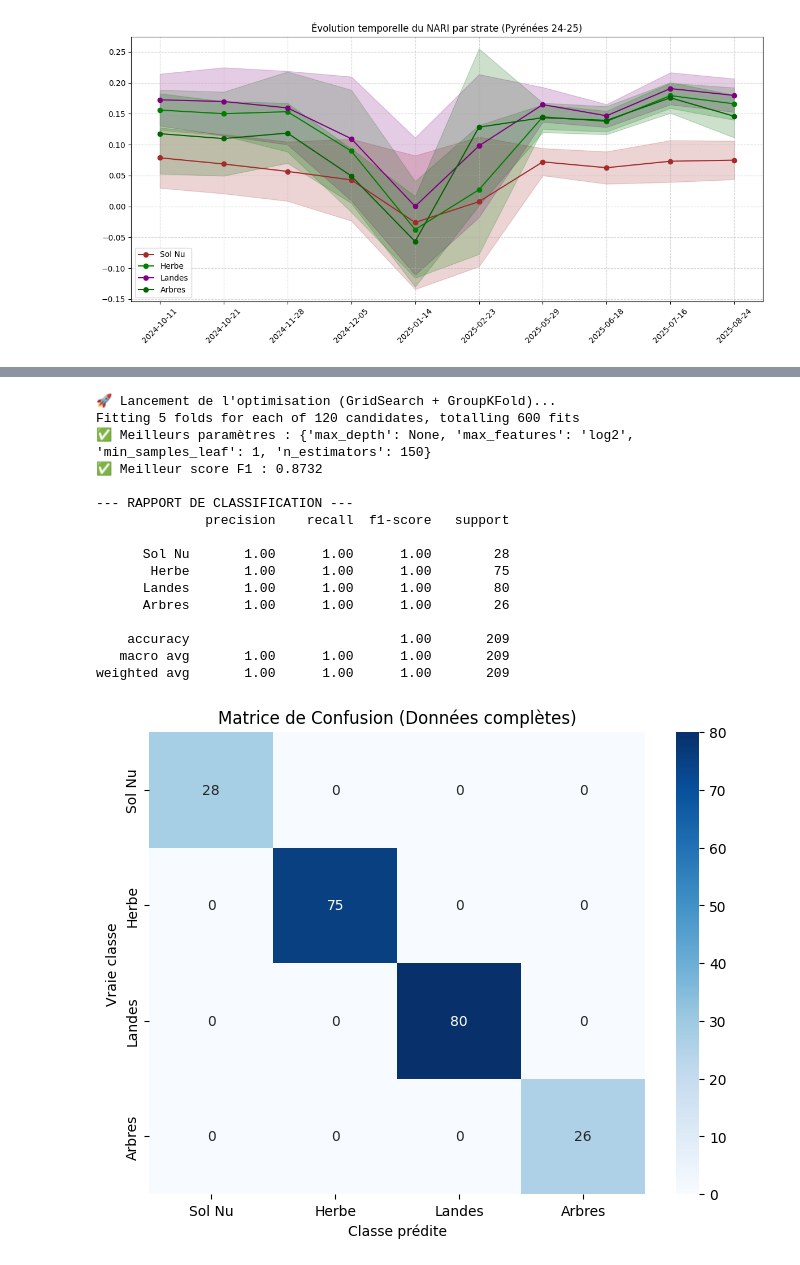
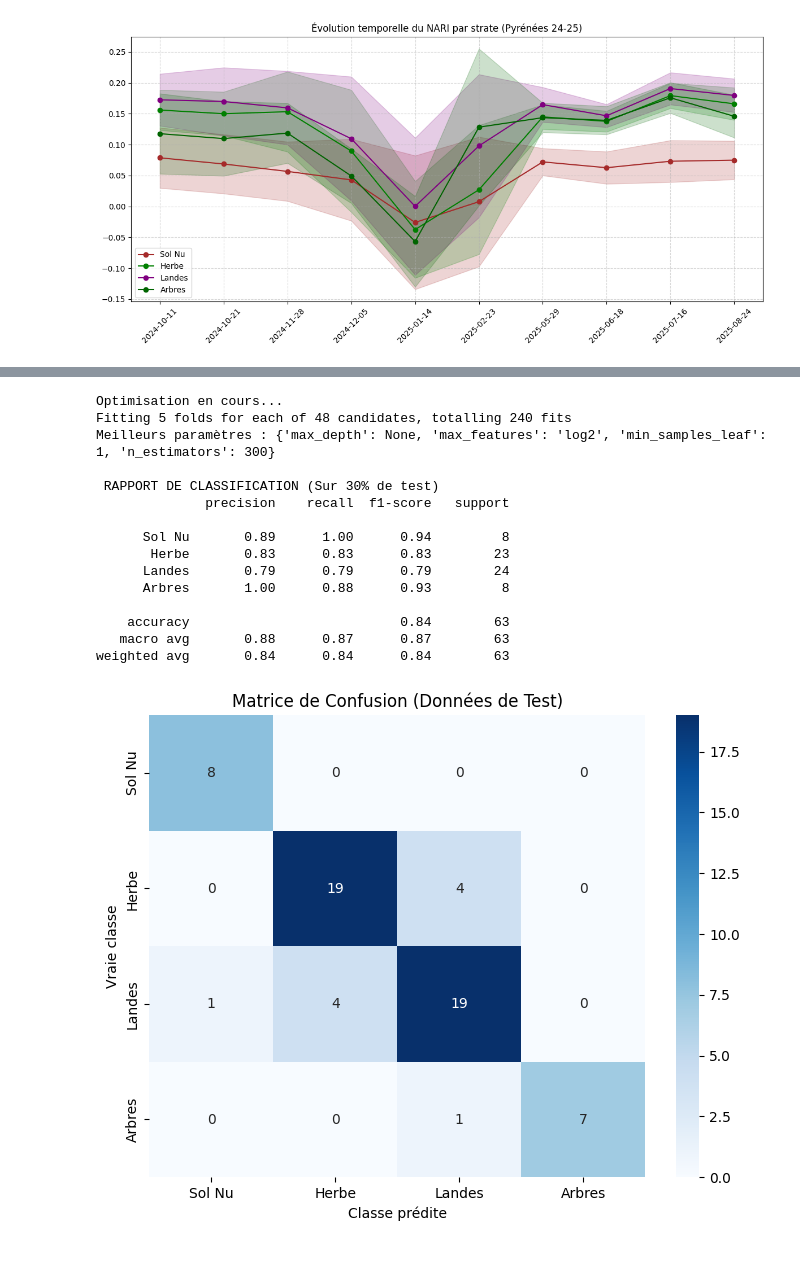
Before and after one commit to Matteolng/projet_teledec, a Jupyter notebook: notebook/notebook_vf.ipynb, the cells around one changed output, grey strips where cells are left out. Saved outputs shown, nothing was run; the diff lists cells and outputs as text; code cells hidden in the pictures.

Commit message:
correction trainsplit et plot par saison

```diff
--- a/notebook/notebook_vf.ipynb
+++ b/notebook/notebook_vf.ipynb
@@ -115,47 +115,51 @@ X, Y, groups = mf.prepare_classification_data(base_dir, image_ref, shp_path, out
 # %%
 import my_function as mf
-import my_function as mf
 import importlib
-importlib.reload(mf) # Force la mise à jour du fichier .py
+importlib.reload(mf)
 
-# 1. Optimisation (Peut prendre plusieurs minutes)
-best_clf = mf.optimize_random_forest(X, Y, groups)
-
-# 2. Évaluation
-mf.evaluate_model(
-    model=best_clf,
-    X=X,
-    Y=Y,
-    target_names=['Sol Nu', 'Herbe', 'Landes', 'Arbres'],
-    output_fig_path='results/figure/diag_baton_conf_mat.png'
-)
-# Listes exactes utilisées pour la matrice X
+# --- CONFIGURATION DES PARAMÈTRES ---
+# On définit ici toutes les variables qui manquaient
+target_names = ['Sol Nu', 'Herbe', 'Landes', 'Arbres']
 bandes = ['B02', 'B03', 'B04', 'B05', 'B06', 'B07', 'B08', 'B8A', 'B11', 'B12']
 dates_reelles = ['2024-10-11', '2024-10-21', '2024-11-28', '2024-12-05', '2025-01-14',
                  '2025-02-23', '2025-05-29', '2025-06-18', '2025-07-16', '2025-08-24']
 
-# Appel de la fonction
+# 1. OPTIMISATION
+# On récupère le modèle optimisé via GridSearch
+best_clf = mf.optimize_random_forest(X, Y, groups)
+
+# 2. ÉVALUATION (Split 70/30 interne)
+# On récupère le modèle entraîné sur les 70% pour pouvoir lire les importances après
+best_clf = mf.evaluate_model(
+    model=best_clf,
+    X=X,
+    Y=Y,
+    target_names=target_names,
+    output_fig_path='results/figure/matrice_confusion_test.png'
+)
+
+# 3. AFFICHAGE DES VARIABLES CONTRIBUTIVES
+# On utilise le modèle renvoyé par evaluate_model
 mf.plot_feature_importance_dates(
     model=best_clf,
     band_names=bandes,
     dates=dates_reelles,
-    output_path='results/figure/feature_importance_dates.png'
+    output_path='results/figure/feature_importance_top15.png'
 )
 # %% [output]
-🚀 Lancement de l'optimisation (GridSearch + GroupKFold)...
-Fitting 5 folds for each of 120 candidates, totalling 600 fits
-✅ Meilleurs paramètres : {'max_depth': None, 'max_features': 'log2', 'min_samples_leaf': 1, 'n_estimators': 150}
-✅ Meilleur score F1 : 0.8732
+Optimisation en cours...
+Fitting 5 folds for each of 48 candidates, totalling 240 fits
+Meilleurs paramètres : {'max_depth': None, 'max_features': 'log2', 'min_samples_leaf': 1, 'n_estimators': 300}
 
---- RAPPORT DE CLASSIFICATION ---
+ RAPPORT DE CLASSIFICATION (Sur 30% de test)
               precision    recall  f1-score   support
 
-      Sol Nu       1.00      1.00      1.00        28
-       Herbe       1.00      1.00      1.00        75
-      Landes       1.00      1.00      1.00        80
-      Arbres       1.00      1.00      1.00        26
+      Sol Nu       0.89      1.00      0.94         8
+       Herbe       0.83      0.83      0.83        23
+      Landes       0.79      0.79      0.79        24
+      Arbres       1.00      0.88      0.93         8
 
-    accuracy                           1.00       209
-   macro avg       1.00      1.00      1.00       209
-weighted avg       1.00      1.00      1.00       209
+    accuracy                           0.84        63
+   macro avg       0.88      0.87      0.87        63
+weighted avg       0.84      0.84      0.84        63
-[figure, old version]
+[figure, new version]
```
Also changed, not shown: parts of 6 cells of this notebook, 1 other file.
